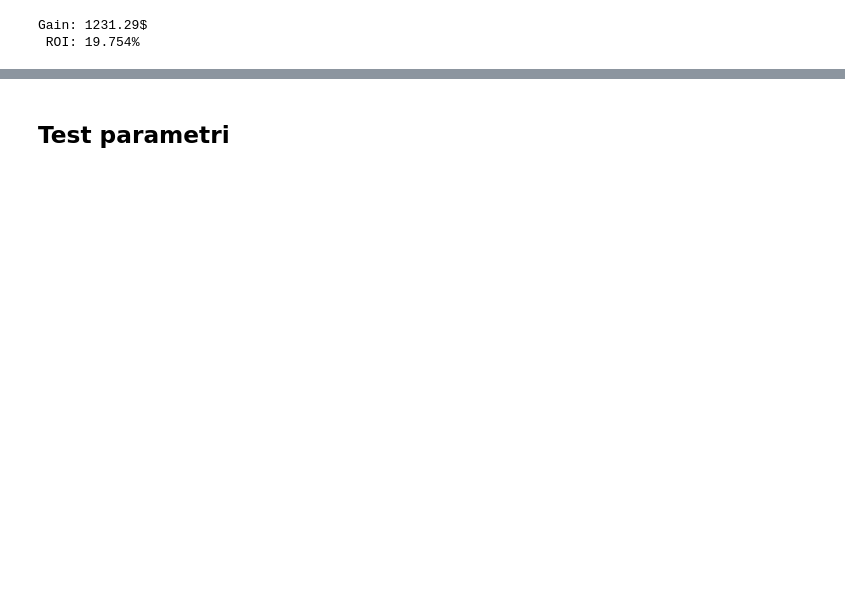
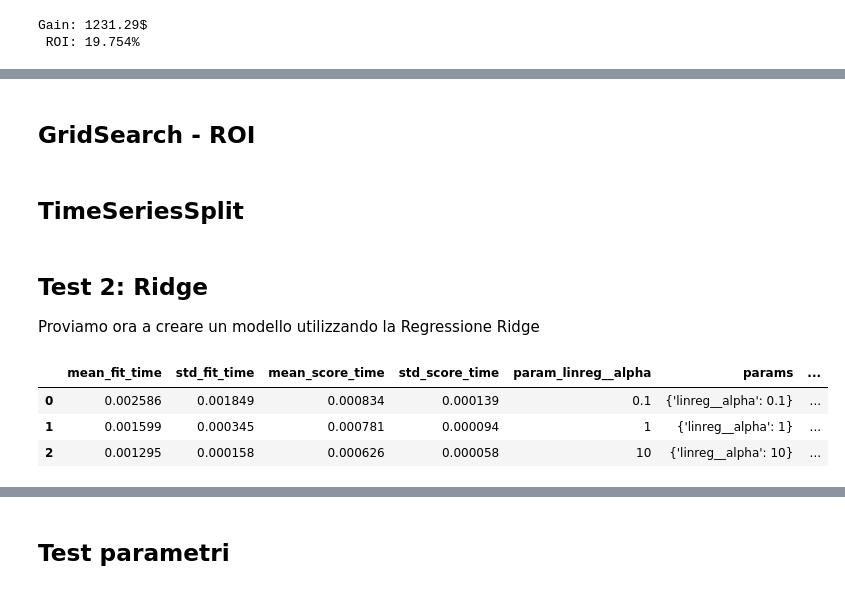
Before and after one commit to Morlenza/Nasdaq_prediction, a Jupyter notebook: PredizioneNasdaq.ipynb, the cells around one changed output, grey strips where cells are left out. Cells and saved outputs as stored; diff of their text form; code cells hidden in the pictures; blank space fills up the shorter version.

Commit message:
study regression

```diff
--- a/PredizioneNasdaq.ipynb
+++ b/PredizioneNasdaq.ipynb
@@ -450,3 +451,5 @@ Gain: 1231.29$
 - CatBoost
 - LightGBM
 - Mini rete neurale (OPZIONALE)
+# %% [markdown]
+## GridSearch - ROI
@@ -452,0 +460,2 @@ Gain: 1231.29$
+# %% [markdown]
+## TimeSeriesSplit
@@ -452,0 +465,19 @@ Gain: 1231.29$
+# %% [markdown]
+## Test 2: Ridge
+Proviamo ora a creare un modello utilizzando la Regressione Ridge
+# %%
+from sklearn.linear_model import Ridge
+X, y = prepare_data(new_features, delta)
+model = Pipeline([
+    ("scale",  StandardScaler()),
+    ("linreg", Ridge())])
+
+grid = {"linreg__alpha": [0.1, 1, 10, 50]}
+gs = GridSearchCV(model, param_grid=grid, scoring=roi_scorer, cv=tss)
+gs.fit(X, y)
+pd.DataFrame(gs.cv_results_).sort_values("mean_test_score", ascending=False).head(3)
+# %% [output]
+|  | mean_fit_time | std_fit_time | mean_score_time | std_score_time | param_linreg__alpha | params | ... |
+| 0 | 0.002586 | 0.001849 | 0.000834 | 0.000139 | 0.1 | {'linreg__alpha': 0.1} | ... |
+| 1 | 0.001599 | 0.000345 | 0.000781 | 0.000094 | 1 | {'linreg__alpha': 1} | ... |
+| 2 | 0.001295 | 0.000158 | 0.000626 | 0.000058 | 10 | {'linreg__alpha': 10} | ... |
```
Also changed, not shown: parts of 16 cells of this notebook.
